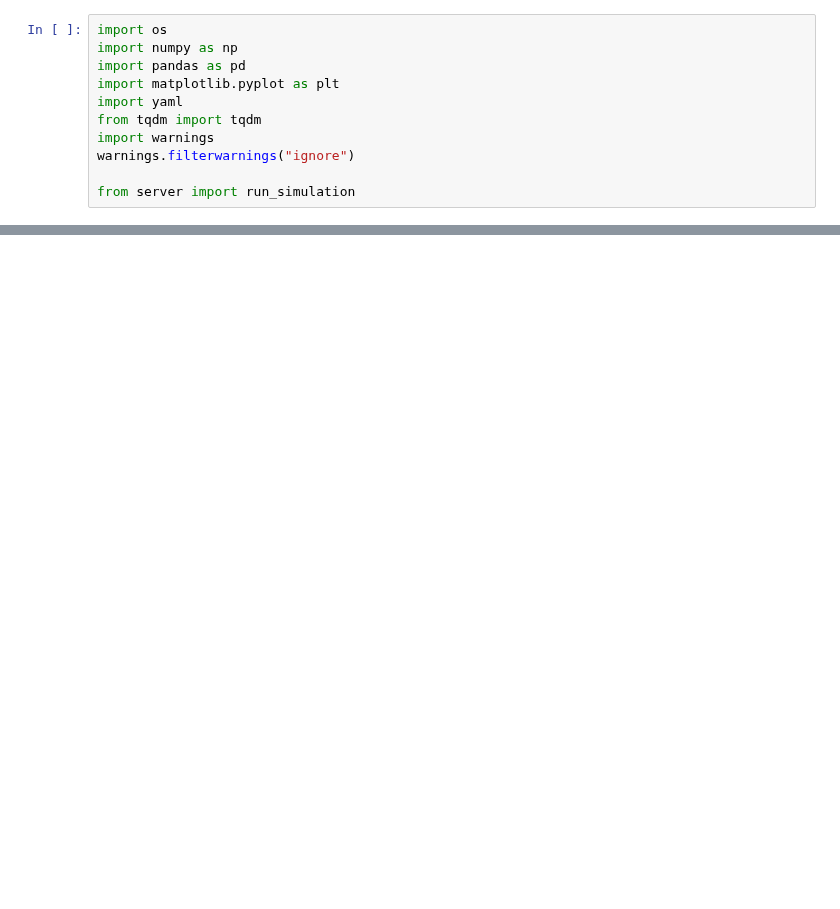
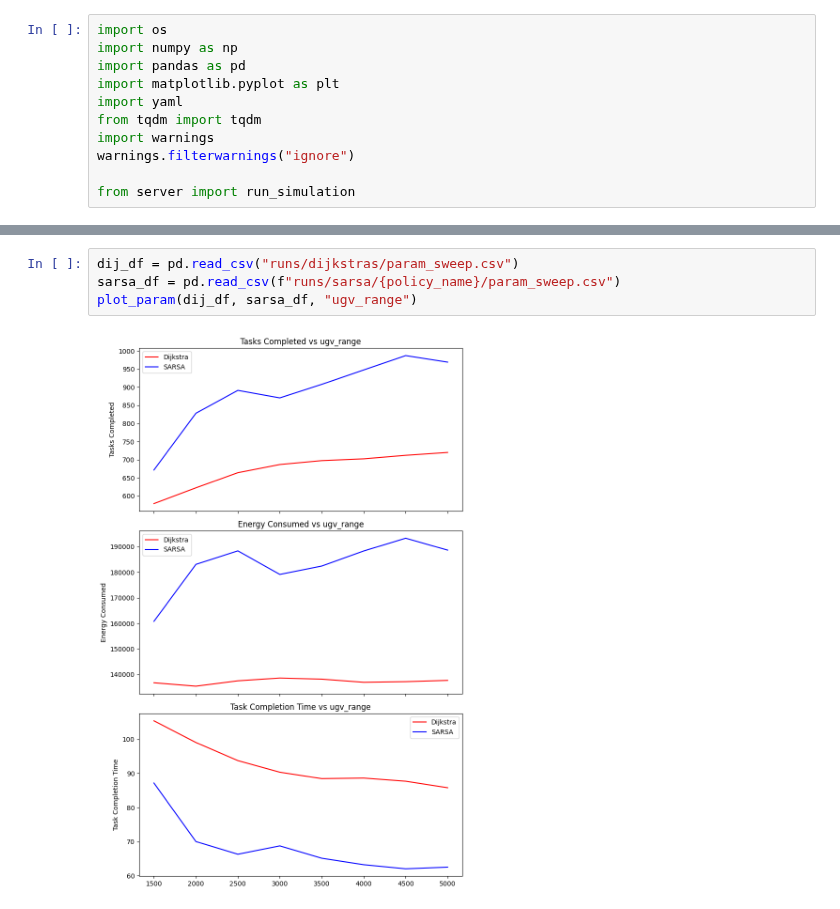
Before and after one commit to smoke275/DroneSim, a Jupyter notebook: parameter_simulation.ipynb, the cells around one changed output, grey strips where cells are left out. Saved outputs shown, nothing was run; the diff lists cells and outputs as text; blank space fills up the shorter version.

```diff
--- a/parameter_simulation.ipynb
+++ b/parameter_simulation.ipynb
@@ -170,0 +162,6 @@ plot_param(dij_df, sarsa_df, "maze_loop_percentage")
+# %%
+dij_df = pd.read_csv("runs/dijkstras/param_sweep.csv")
+sarsa_df = pd.read_csv(f"runs/sarsa/{policy_name}/param_sweep.csv")
+plot_param(dij_df, sarsa_df, "ugv_range")
+# %% [output]
+[figure, added]
```
Also changed, not shown: parts of 6 cells of this notebook, 16 other files.
